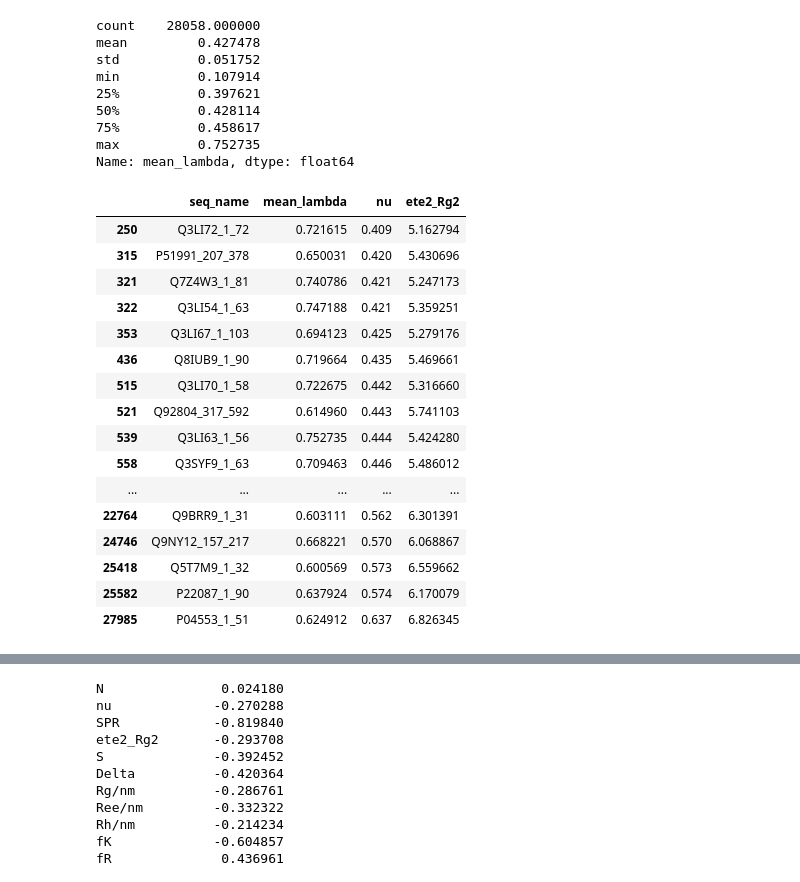
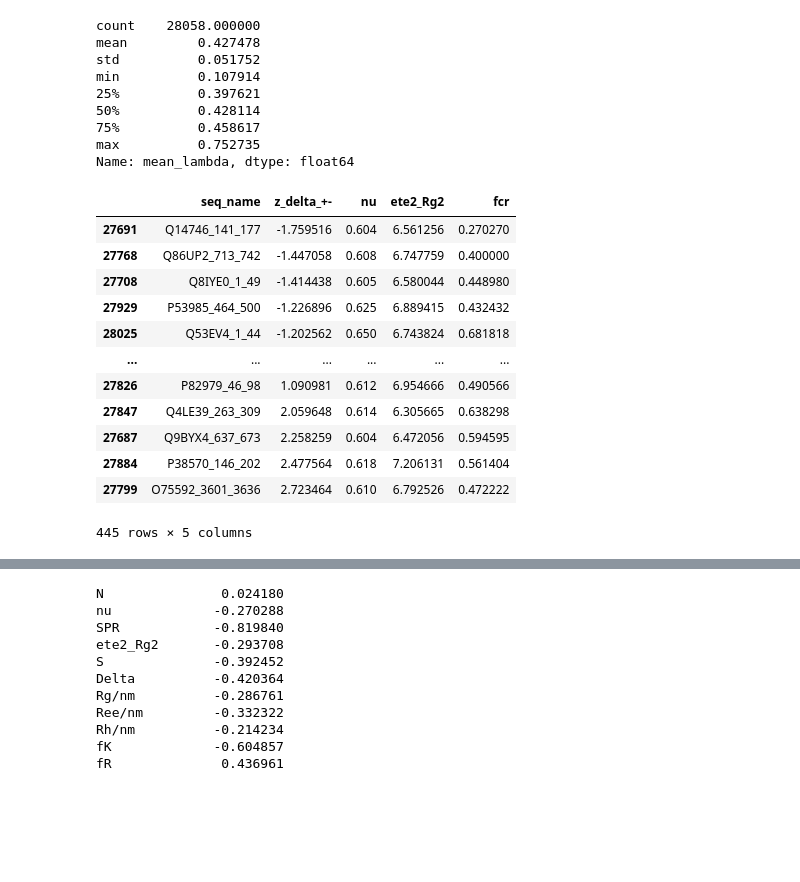
Before and after one commit to hshadman/larsen_paper_IDR_properties, a Jupyter notebook: IDROME-investigate_properties.ipynb, the cells around one changed output, grey strips where cells are left out. Drawn from its saved outputs; the diff is of its cells as text; code cells hidden in the pictures; blank space fills up the shorter version.

```diff
--- a/IDROME-investigate_properties.ipynb
+++ b/IDROME-investigate_properties.ipynb
@@ -565,23 +565,19 @@ min          0.107914
 max          0.752735
 Name: mean_lambda, dtype: float64
 # %%
-idrome_prop_df[idrome_prop_df['z_delta_+-']>0.6][['seq_name','mean_lambda','nu','ete2_Rg2']]
+idrome_prop_df[idrome_prop_df['nu']>0.6][['seq_name','z_delta_+-','nu','ete2_Rg2','fcr']].sort_values(by='z_delta_+-')
 # %% [output]
-|  | seq_name | mean_lambda | nu | ete2_Rg2 |
-| 250 | Q3LI72_1_72 | 0.721615 | 0.409 | 5.162794 |
-| 315 | P51991_207_378 | 0.650031 | 0.420 | 5.430696 |
-| 321 | Q7Z4W3_1_81 | 0.740786 | 0.421 | 5.247173 |
-| 322 | Q3LI54_1_63 | 0.747188 | 0.421 | 5.359251 |
-| 353 | Q3LI67_1_103 | 0.694123 | 0.425 | 5.279176 |
-| 436 | Q8IUB9_1_90 | 0.719664 | 0.435 | 5.469661 |
-| 515 | Q3LI70_1_58 | 0.722675 | 0.442 | 5.316660 |
-| 521 | Q92804_317_592 | 0.614960 | 0.443 | 5.741103 |
-| 539 | Q3LI63_1_56 | 0.752735 | 0.444 | 5.424280 |
-| 558 | Q3SYF9_1_63 | 0.709463 | 0.446 | 5.486012 |
-| ... | ... | ... | ... | ... |
-| 22764 | Q9BRR9_1_31 | 0.603111 | 0.562 | 6.301391 |
-| 24746 | Q9NY12_157_217 | 0.668221 | 0.570 | 6.068867 |
-| 25418 | Q5T7M9_1_32 | 0.600569 | 0.573 | 6.559662 |
-| 25582 | P22087_1_90 | 0.637924 | 0.574 | 6.170079 |
-| 27985 | P04553_1_51 | 0.624912 | 0.637 | 6.826345 |
+|  | seq_name | z_delta_+- | nu | ete2_Rg2 | fcr |
+| 27691 | Q14746_141_177 | -1.759516 | 0.604 | 6.561256 | 0.270270 |
+| 27768 | Q86UP2_713_742 | -1.447058 | 0.608 | 6.747759 | 0.400000 |
+| 27708 | Q8IYE0_1_49 | -1.414438 | 0.605 | 6.580044 | 0.448980 |
+| 27929 | P53985_464_500 | -1.226896 | 0.625 | 6.889415 | 0.432432 |
+| 28025 | Q53EV4_1_44 | -1.202562 | 0.650 | 6.743824 | 0.681818 |
+| ... | ... | ... | ... | ... | ... |
+| 27826 | P82979_46_98 | 1.090981 | 0.612 | 6.954666 | 0.490566 |
+| 27847 | Q4LE39_263_309 | 2.059648 | 0.614 | 6.305665 | 0.638298 |
+| 27687 | Q9BYX4_637_673 | 2.258259 | 0.604 | 6.472056 | 0.594595 |
+| 27884 | P38570_146_202 | 2.477564 | 0.618 | 7.206131 | 0.561404 |
+| 27799 | O75592_3601_3636 | 2.723464 | 0.610 | 6.792526 | 0.472222 |
+445 rows × 5 columns
 # %%
```
Also changed, not shown: parts of 4 cells of this notebook.
